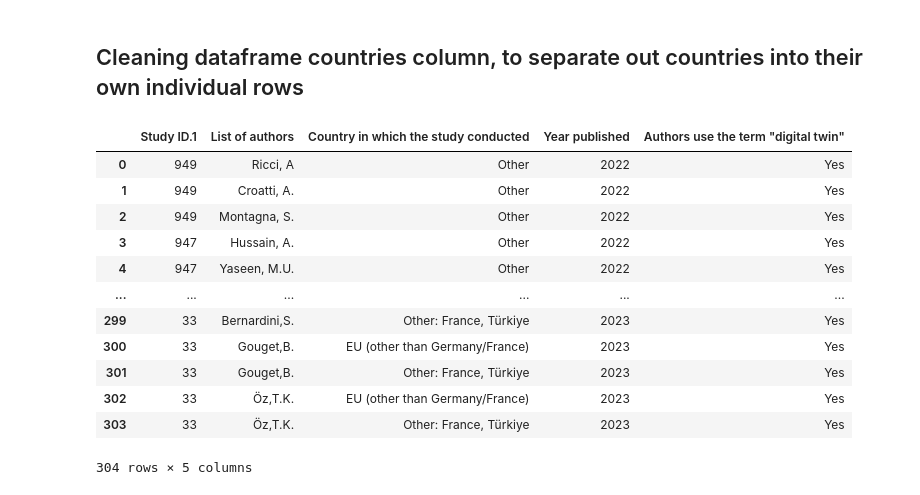
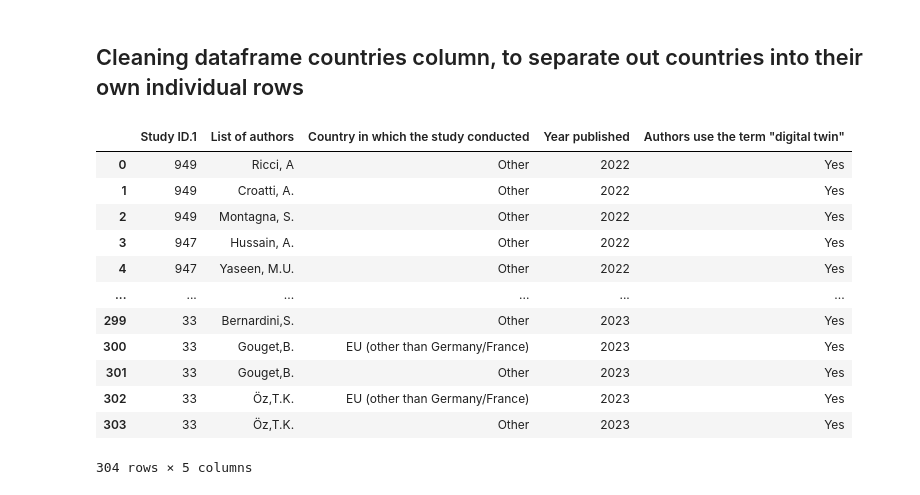
Before and after one commit to MunyaradziMagura/Health-Infomatics-Data-Explotation, a Jupyter notebook: HealthInfomatics.ipynb, the cells around one changed output. Saved outputs shown, nothing was run; the diff lists cells and outputs as text; code cells hidden in the pictures.

```diff
--- a/HealthInfomatics.ipynb
+++ b/HealthInfomatics.ipynb
@@ -110,23 +110,23 @@ df = df.reset_index(drop=True)
 # %%
 # for the countries that begin with "other" we can remove their specific countries and just use the 'other' tag.
 # it is important to not that some of the data within other contains countries which are listed as not part of other so the results are limited.
 # Remove specific countries and use 'Other' tag
-df['Country in which the study conducted'] = df['Country in which the study conducted'].apply(lambda x: 'Other' if x.startswith('Other') else x)
+df['Country in which the study conducted'] = df['Country in which the study conducted'].apply(lambda x: 'Other' if x.startswith('Other') else x.split(':')[0].strip())
 
 # Reset the index
 df = df.reset_index(drop=True)
 df
 # %% [output]
 |  | Study ID.1 | List of authors | Country in which the study conducted | Year published | Authors use the term "digital twin" |
 | 0 | 949 | Ricci, A | Other | 2022 | Yes |
 | 1 | 949 | Croatti, A. | Other | 2022 | Yes |
 | 2 | 949 | Montagna, S. | Other | 2022 | Yes |
 | 3 | 947 | Hussain, A. | Other | 2022 | Yes |
 | 4 | 947 | Yaseen, M.U. | Other | 2022 | Yes |
 | ... | ... | ... | ... | ... | ... |
-| 299 | 33 | Bernardini,S. | Other: France, Türkiye | 2023 | Yes |
+| 299 | 33 | Bernardini,S. | Other | 2023 | Yes |
 | 300 | 33 | Gouget,B. | EU (other than Germany/France) | 2023 | Yes |
-| 301 | 33 | Gouget,B. | Other: France, Türkiye | 2023 | Yes |
+| 301 | 33 | Gouget,B. | Other | 2023 | Yes |
 | 302 | 33 | Öz,T.K. | EU (other than Germany/France) | 2023 | Yes |
-| 303 | 33 | Öz,T.K. | Other: France, Türkiye | 2023 | Yes |
+| 303 | 33 | Öz,T.K. | Other | 2023 | Yes |
 304 rows × 5 columns
```
Also changed, not shown: parts of 1 cell of this notebook.
